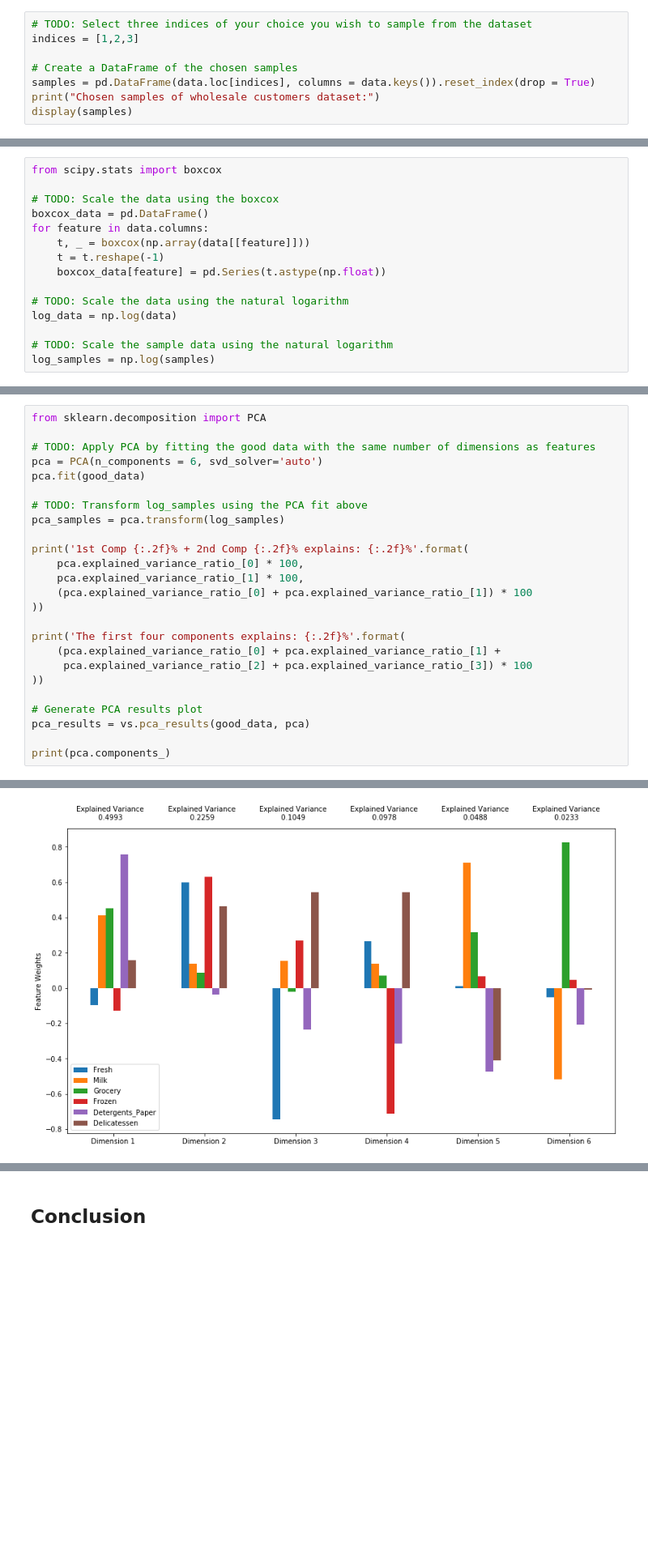
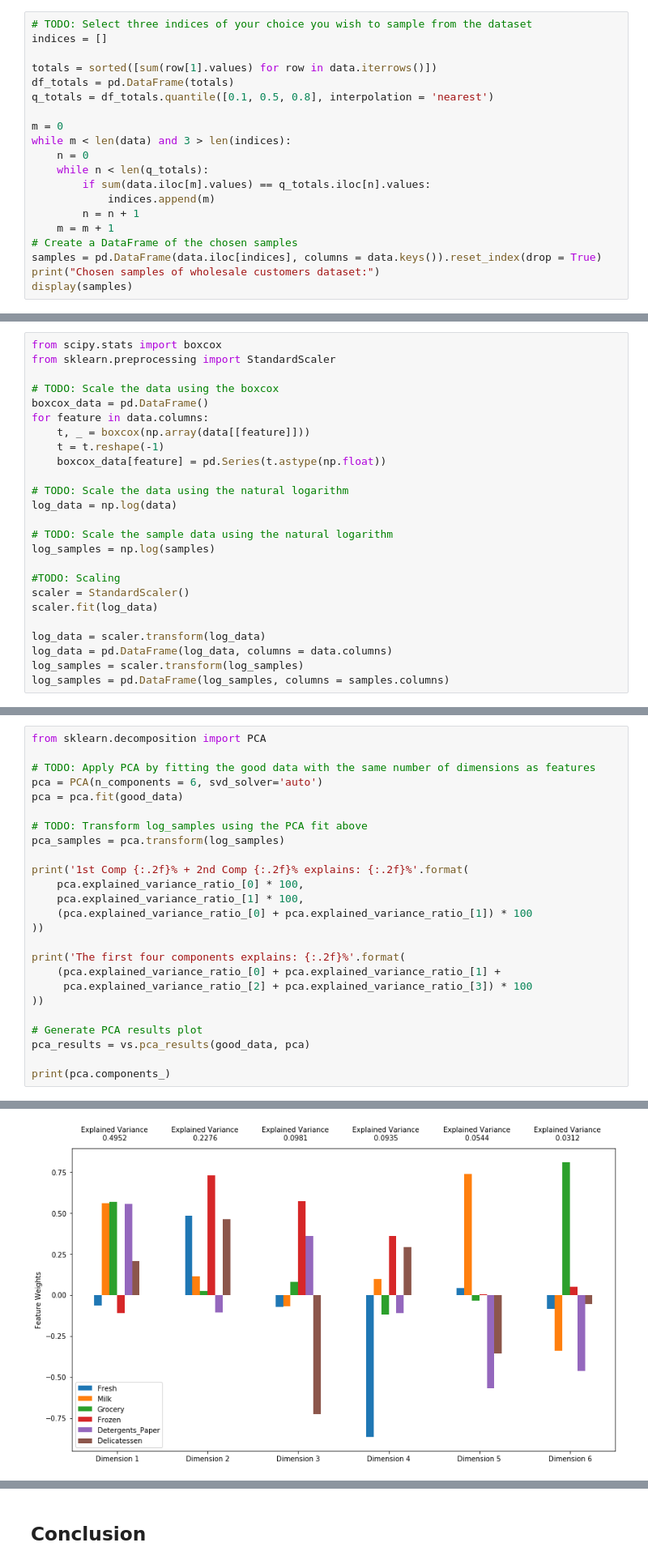
Before and after one commit to lchapa/machine-learning-nanodegree, a Jupyter notebook: customer_segments/customer_segments.ipynb, the cells around one changed output, grey strips where cells are left out. Shown at 81% size. Saved outputs shown, nothing was run; the diff lists cells and outputs as text; blank space fills up the shorter version.

```diff
--- a/customer_segments/customer_segments.ipynb
+++ b/customer_segments/customer_segments.ipynb
@@ -61,10 +62,22 @@ display(data.describe())
 To get a better understanding of the customers and how their data will transform through the analysis, it would be best to select a few sample data points and explore them in more detail. In the code block below, add **three** indices of your choice to the `indices` list which will represent the customers to track. It is suggested to try different sets of samples until you obtain customers that vary significantly from one another.
 # %%
 # TODO: Select three indices of your choice you wish to sample from the dataset
-indices = [1,2,3]
+indices = []
 
+totals = sorted([sum(row[1].values) for row in data.iterrows()])
+df_totals = pd.DataFrame(totals)
+q_totals = df_totals.quantile([0.1, 0.5, 0.8], interpolation = 'nearest')
+
+m = 0
+while m < len(data) and 3 > len(indices):
+    n = 0
+    while n < len(q_totals):
+        if sum(data.iloc[m].values) == q_totals.iloc[n].values:
+            indices.append(m)
+        n = n + 1
+    m = m + 1
 # Create a DataFrame of the chosen samples
-samples = pd.DataFrame(data.loc[indices], columns = data.keys()).reset_index(drop = True)
+samples = pd.DataFrame(data.iloc[indices], columns = data.keys()).reset_index(drop = True)
 print("Chosen samples of wholesale customers dataset:")
 display(samples)
 # %% [output]
@@ -238,6 +263,7 @@ In the code block below, you will need to implement the following:
  - Assign a copy of the sample data to `log_samples` after applying logarithmic scaling. Again, use `np.log`.
 # %%
 from scipy.stats import boxcox
+from sklearn.preprocessing import StandardScaler
 
 # TODO: Scale the data using the boxcox
 boxcox_data = pd.DataFrame()
@@ -251,6 +277,15 @@ log_data = np.log(data)
 
 # TODO: Scale the sample data using the natural logarithm
 log_samples = np.log(samples)
+
+#TODO: Scaling
+scaler = StandardScaler()
+scaler.fit(log_data)
+
+log_data = scaler.transform(log_data)
+log_data = pd.DataFrame(log_data, columns = data.columns)
+log_samples = scaler.transform(log_samples)
+log_samples = pd.DataFrame(log_samples, columns = samples.columns)
 # %% [markdown]
 ### Observation
 After applying a natural logarithm scaling to the data, the distribution of each feature should appear much more normal. For any pairs of features you may have identified earlier as being correlated, observe here whether that correlation is still present (and whether it is now stronger or weaker than before).
@@ -431,7 +467,7 @@ from sklearn.decomposition import PCA
 
 # TODO: Apply PCA by fitting the good data with the same number of dimensions as features
 pca = PCA(n_components = 6, svd_solver='auto')
-pca.fit(good_data)
+pca = pca.fit(good_data)
 
 # TODO: Transform log_samples using the PCA fit above
 pca_samples = pca.transform(log_samples)
@@ -463,4 +499,4 @@ The first four components explains: 92.80%
-[figure, old version]
+[figure, new version]
 # %% [markdown]
 ### Question 5
 
```
Also changed, not shown: parts of 27 cells of this notebook, 1 other file.
